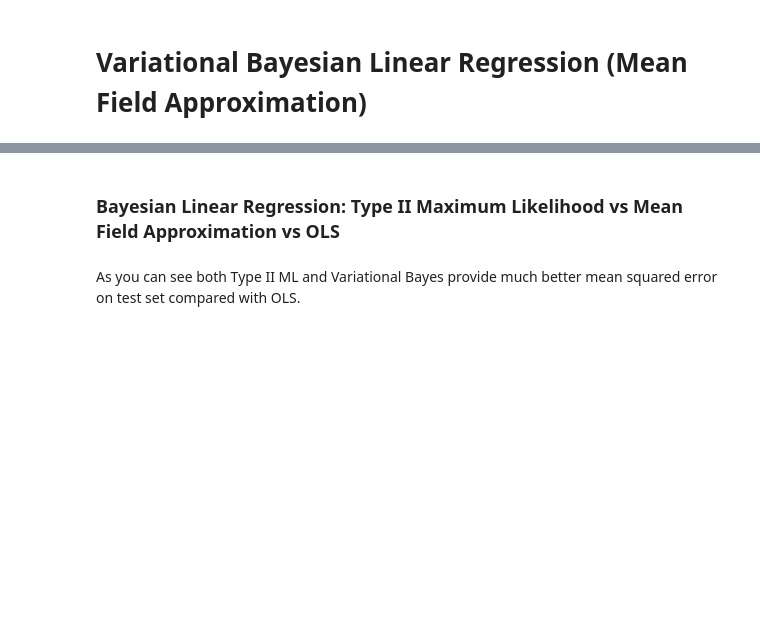
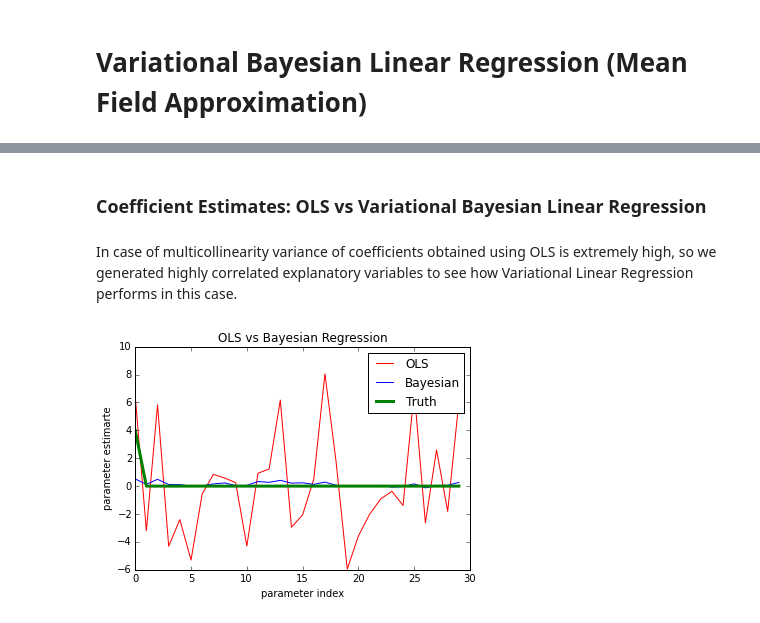
Before and after one commit to AmazaspShumik/sklearn-bayes, a Jupyter notebook: Variational Bayesian Linear Regression/variational_regression_notebook.ipynb, the cells around one changed output, grey strips where cells are left out. Cells and saved outputs as stored; diff of their text form; code cells hidden in the pictures; blank space fills up the shorter version.

```diff
--- a/Variational Bayesian Linear Regression/variational_regression_notebook.ipynb
+++ b/Variational Bayesian Linear Regression/variational_regression_notebook.ipynb
@@ -16,5 +12,40 @@ import time
 %matplotlib inline
-# %% [markdown]
-### Bayesian Linear Regression: Type II Maximum Likelihood vs Mean Field Approximation vs OLS
-# %% [markdown]
-As you can see both Type II ML and Variational Bayes provide much better mean squared error on test set compared with OLS.
+# %% [markdown]
+### Coefficient Estimates: OLS vs Variational Bayesian Linear Regression
+# %% [markdown]
+In case of multicollinearity variance of coefficients obtained using OLS is extremely high, so we generated highly correlated explanatory variables to see how Variational Linear Regression performs in this case.
+# %%
+# generate features that will be highly correlated
+np.random.seed(0)
+n, m              = 100, 30
+prototype         = 5*np.random.random(100)
+X                 = np.outer(prototype,np.ones(m)) + 0.05*np.random.randn(n, m)
+
+# Define only one feature to be relevant
+Theta             = np.zeros(m)
+Theta[0]          = 4.
+
+# Generate linear model with noise
+Y                 = np.dot(X, Theta) + np.random.normal(0,1,100)
+
+# train & test split
+X,x,Y,y           = train_test_split(X,Y, test_size = 0.4)
+
+# Fit the Bayesian Regression and an OLS for comparison
+br                = VariationalLinearRegression(X,Y, bias_term = True,
+                                               verbose = False)
+br.fit()
+
+ols               = LinearRegression()
+ols.fit(X, Y)
+
+plt.plot(ols.coef_,"r-",label = "OLS")
+plt.plot(br.Mw  ,"b-",label = "Bayesian")
+plt.plot(Theta,"g-", label = "Truth", linewidth = 3)
+plt.xlabel("parameter index")
+plt.ylabel("parameter estimarte")
+plt.title("OLS vs Bayesian Regression")
+plt.legend(loc = 1)
+plt.show()
+# %% [output]
+[figure, added]
```
Also changed, not shown: parts of 13 cells of this notebook, 1 other file.
